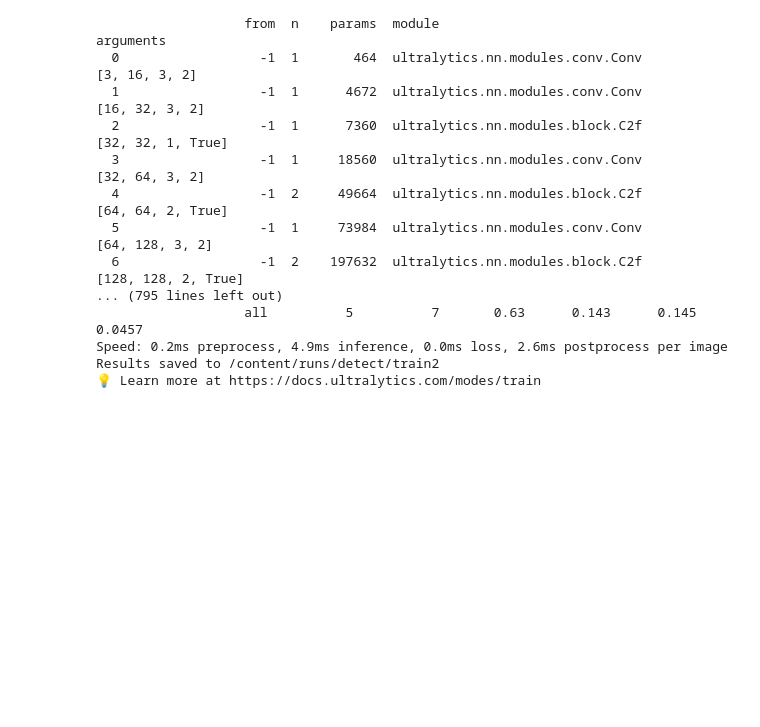
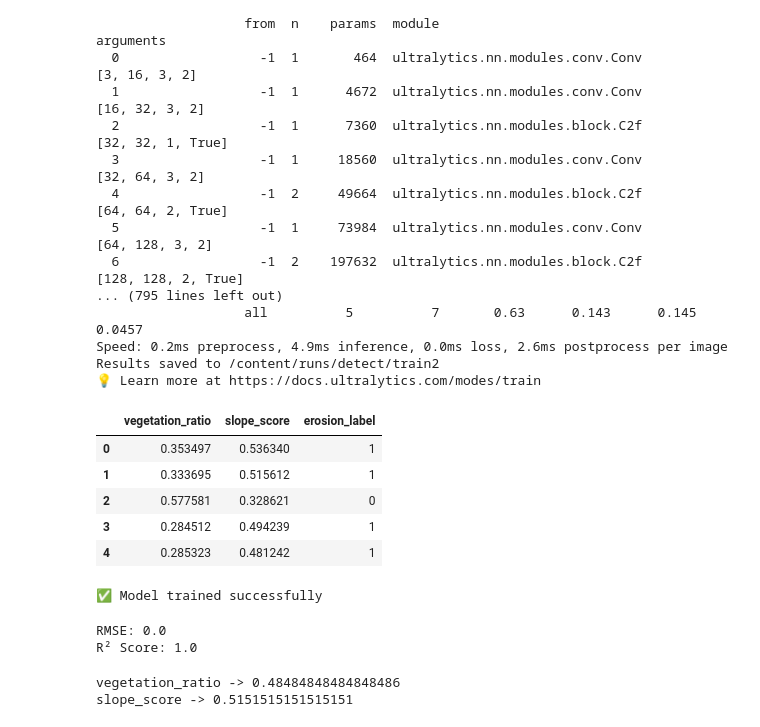
Before and after one commit to springboardmentor54158a/AIDriven-Archaeological-Site-Mapping, a Jupyter notebook: Ai_Artifect_Detection.ipynb, the cells around one changed output. Saved outputs shown, nothing was run; the diff lists cells and outputs as text; code cells hidden in the pictures; blank space fills up the shorter version.

```diff
--- a/Ai_Artifect_Detection.ipynb
+++ b/Ai_Artifect_Detection.ipynb
@@ -523,0 +525,14 @@ Results saved to /content/runs/detect/train2
+# %%
+file_path = "/content/drive/MyDrive/Ai Artifect Detection/erosion_features_week5.csv"
+# %%
+import pandas as pd
+
+df = pd.read_csv(file_path)
+df.head()
+# %% [output]
+|  | vegetation_ratio | slope_score | erosion_label |
+| 0 | 0.353497 | 0.536340 | 1 |
+| 1 | 0.333695 | 0.515612 | 1 |
+| 2 | 0.577581 | 0.328621 | 0 |
+| 3 | 0.284512 | 0.494239 | 1 |
+| 4 | 0.285323 | 0.481242 | 1 |
@@ -523,0 +550,32 @@ Results saved to /content/runs/detect/train2
+# %%
+from sklearn.ensemble import RandomForestRegressor
+
+rf = RandomForestRegressor(
+    n_estimators=100,
+    random_state=42
+)
+
+rf.fit(X_train, y_train)
+print("✅ Model trained successfully")
+# %% [output]
+✅ Model trained successfully
+# %%
+from sklearn.metrics import mean_squared_error, r2_score
+import numpy as np
+
+y_pred = rf.predict(X_test)
+
+rmse = np.sqrt(mean_squared_error(y_test, y_pred))
+r2 = r2_score(y_test, y_pred)
+
+print("RMSE:", rmse)
+print("R² Score:", r2)
+# %% [output]
+RMSE: 0.0
+R² Score: 1.0
+# %%
+for feature, score in zip(X.columns, rf.feature_importances_):
+    print(f"{feature} -> {score}")
+# %% [output]
+vegetation_ratio -> 0.48484848484848486
+slope_score -> 0.5151515151515151
```
Also changed, not shown: parts of 5 cells of this notebook.
